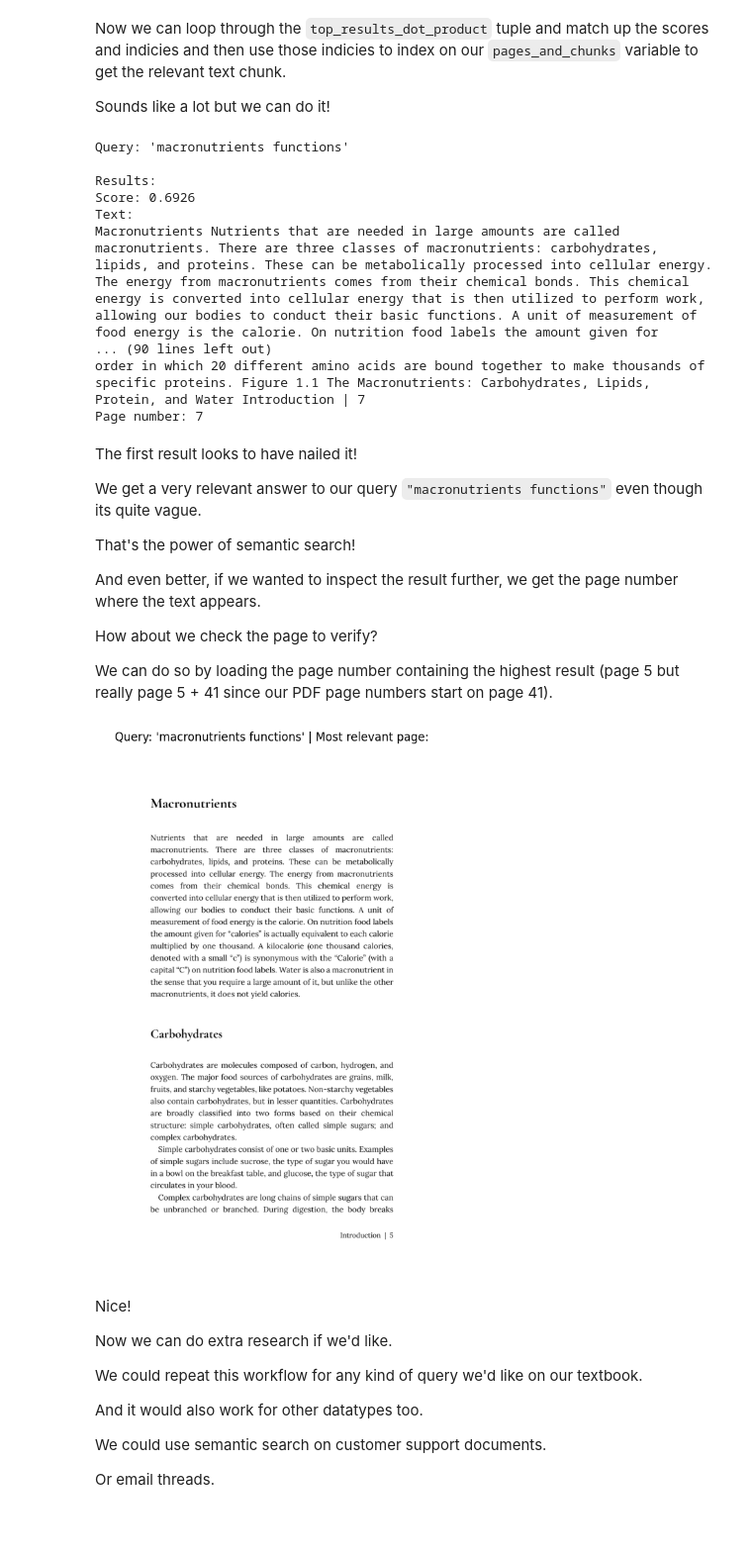
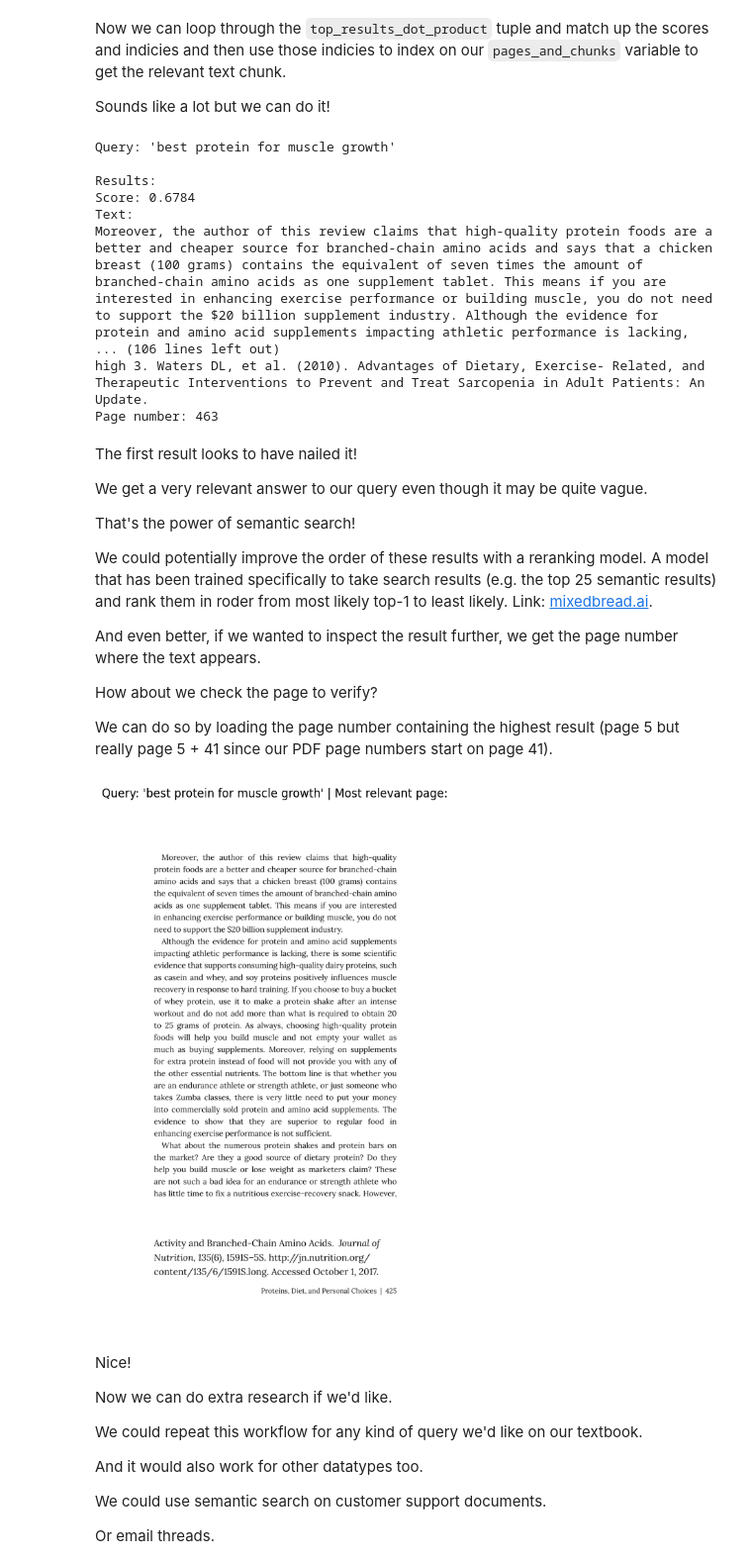
Before and after one commit to jfet97/simple-local-rag, a Jupyter notebook: 00-simple-local-rag.ipynb, the cells around one changed output. Shown at 99% size. Saved outputs shown, nothing was run; the diff lists cells and outputs as text; code cells hidden in the pictures; blank space fills up the shorter version.

```diff
--- a/00-simple-local-rag.ipynb
+++ b/00-simple-local-rag.ipynb
@@ -961,18 +936,17 @@ But now we'd like to perform that across our own data.
 
 Let's import our embeddings we created earlier (tk -link to embedding file) and prepare them for use by turning them into a tensor.
 # %%
-import random
-
 import torch
 import numpy as np
 import pandas as pd
 
-device = "cuda" if torch.cuda.is_available() else "cpu"
+device = "cuda" if torch.cuda.is_available() else "mps" # "cpu"
 
 # Import texts and embedding df
 text_chunks_and_embedding_df = pd.read_csv("text_chunks_and_embeddings_df.csv")
 
 # Convert embedding column back to np.array (it got converted to string when it got saved to CSV)
+# values are separated by spaces, and wrapped in square brackets
 text_chunks_and_embedding_df["embedding"] = text_chunks_and_embedding_df["embedding"].apply(lambda x: np.fromstring(x.strip("[]"), sep=" "))
 
 # Convert texts and embedding df to list of dicts
@@ -980,6 +954,8 @@ pages_and_chunks = text_chunks_and_embedding_df.to_dict(orient="records")
 
 # Convert embeddings to torch tensor and send to device (note: NumPy arrays are float64, torch tensors are float32 by default)
 embeddings = torch.tensor(np.array(text_chunks_and_embedding_df["embedding"].tolist()), dtype=torch.float32).to(device)
+
+# 1680 tensors, each with 768 elements
 embeddings.shape
 # %% [output]
 torch.Size([1680, 768])
@@ -1040,14 +1018,14 @@ Easy!
 # %%
 # 1. Define the query
 # Note: This could be anything. But since we're working with a nutrition textbook, we'll stick with nutrition-based queries.
-query = "macronutrients functions"
+query = "best protein for muscle growth"
 print(f"Query: {query}")
 
 # 2. Embed the query to the same numerical space as the text examples
 # Note: It's important to embed your query with the same model you embedded your examples with.
 query_embedding = embedding_model.encode(query, convert_to_tensor=True)
 
-# 3. Get similarity scores with the dot product (we'll time this for fun)
+# 3. Get similarity scores with the dot product (use cosine similarity if outputs of model aren't normalized)
 from time import perf_counter as timer
 
 start_time = timer()
@@ -1058,5 +1036,5 @@ print(f"Time take to get scores on {len(embeddings)} embeddings: {end_time-start
 
 # 4. Get the top-k results (we'll keep this to 5)
 top_results_dot_product = torch.topk(dot_scores, k=5)
-top_results_dot_product
+top_results_dot_product # similarity scores and indices of top 5 results
 # %% [output]
@@ -1116,6 +1114,8 @@ Now we can loop through the `top_results_dot_product` tuple and match up the sco
 
 Sounds like a lot but we can do it!
 # %%
+pages = []
+
 print(f"Query: '{query}'\n")
 print("Results:")
 # Loop through zipped together scores and indicies from torch.topk
@@ -1124,33 +1124,38 @@ for score, idx in zip(top_results_dot_product[0], top_results_dot_product[1]):
     # Print relevant sentence chunk (since the scores are in descending order, the most relevant chunk will be first)
     print("Text:")
     print_wrapped(pages_and_chunks[idx]["sentence_chunk"])
+
+    page = pages_and_chunks[idx]["page_number"]
+    pages.append(page)
     # Print the page number too so we can reference the textbook further (and check the results)
-    print(f"Page number: {pages_and_chunks[idx]['page_number']}")
+    print(f"Page number: {page}")
     print("\n")
 # %% [output]
-Query: 'macronutrients functions'
+Query: 'best protein for muscle growth'
 
 Results:
-Score: 0.6926
+Score: 0.6784
 Text:
-Macronutrients Nutrients that are needed in large amounts are called
-macronutrients. There are three classes of macronutrients: carbohydrates,
-lipids, and proteins. These can be metabolically processed into cellular energy.
-The energy from macronutrients comes from their chemical bonds. This chemical
-energy is converted into cellular energy that is then utilized to perform work,
-allowing our bodies to conduct their basic functions. A unit of measurement of
-food energy is the calorie. On nutrition food labels the amount given for
-... (90 lines left out)
-order in which 20 different amino acids are bound together to make thousands of
-specific proteins. Figure 1.1 The Macronutrients: Carbohydrates, Lipids,
-Protein, and Water Introduction | 7
-Page number: 7
+Moreover, the author of this review claims that high-quality protein foods are a
+better and cheaper source for branched-chain amino acids and says that a chicken
+breast (100 grams) contains the equivalent of seven times the amount of
+branched-chain amino acids as one supplement tablet. This means if you are
+interested in enhancing exercise performance or building muscle, you do not need
+to support the $20 billion supplement industry. Although the evidence for
+protein and amino acid supplements impacting athletic performance is lacking,
+... (106 lines left out)
+high 3. Waters DL, et al. (2010). Advantages of Dietary, Exercise- Related, and
+Therapeutic Interventions to Prevent and Treat Sarcopenia in Adult Patients: An
+Update.
+Page number: 463
 # %% [markdown]
 The first result looks to have nailed it!
 
-We get a very relevant answer to our query `"macronutrients functions"` even though its quite vague.
+We get a very relevant answer to our query even though it may be quite vague.
 
 That's the power of semantic search!
+
+We could potentially improve the order of these results with a reranking model. A model that has been trained specifically to take search results (e.g. the top 25 semantic results) and rank them in roder from most likely top-1 to least likely. Link: [mixedbread.ai](https://mixedbread.ai/blog/mxbai-rerank-v1).
 
 And even better, if we wanted to inspect the result further, we get the page number where the text appears.
 
@@ -1160,31 +1165,31 @@ We can do so by loading the page number containing the highest result (page 5 bu
 # %%
 import fitz
 
 # Open PDF and load target page
 pdf_path = "human-nutrition-text.pdf" # requires PDF to be downloaded
 doc = fitz.open(pdf_path)
-page = doc.load_page(5 + 41) # number of page (our doc starts page numbers on page 41)
+page = doc.load_page(pages[0] - 1) # number of page
 
 # Get the image of the page
-img = page.get_pixmap(dpi=300)
+img = page.get_pixmap(dpi=600)
 
 # Optional: save the image
 #img.save("output_filename.png")
 doc.close()
 
 # Convert the Pixmap to a numpy array
 img_array = np.frombuffer(img.samples_mv,
                           dtype=np.uint8).reshape((img.h, img.w, img.n))
 
 # Display the image using Matplotlib
 import matplotlib.pyplot as plt
 plt.figure(figsize=(13, 10))
 plt.imshow(img_array)
 plt.title(f"Query: '{query}' | Most relevant page:")
 plt.axis('off') # Turn off axis
 plt.show()
 # %% [output]
-[figure, old version]
+[figure, new version]
 # %% [markdown]
 Nice!
 
```
Also changed, not shown: parts of 9 cells of this notebook.
